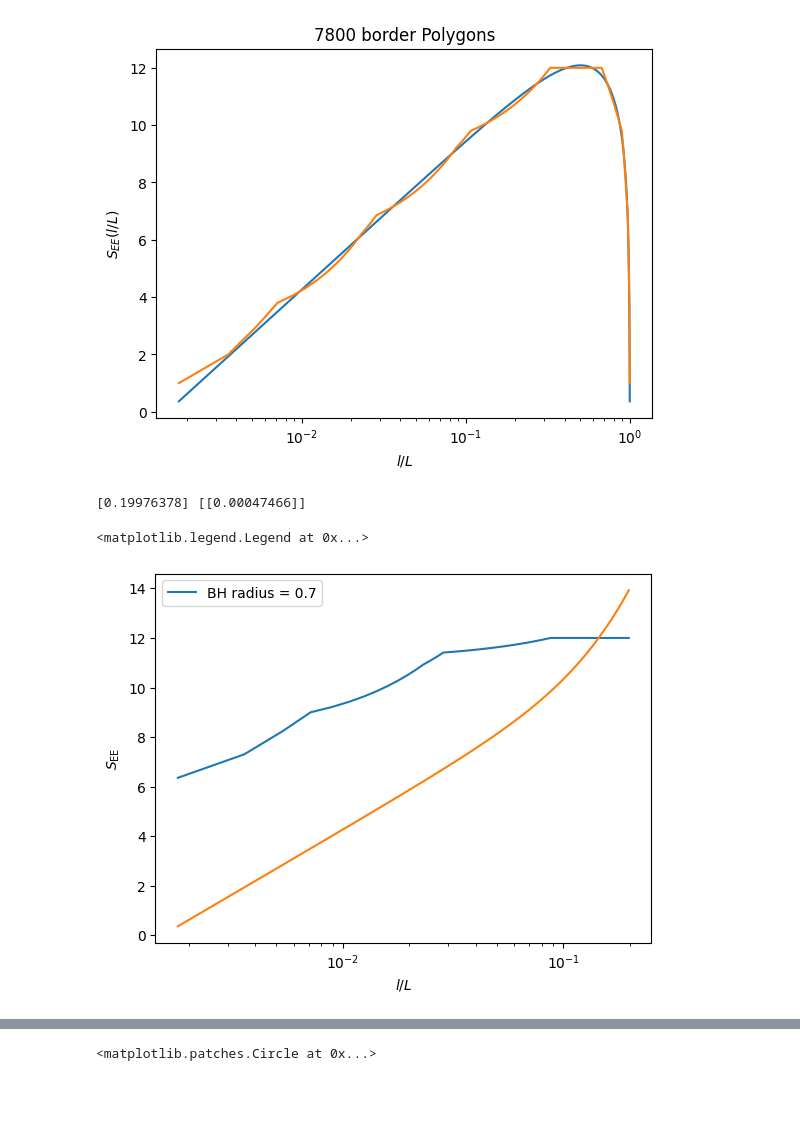
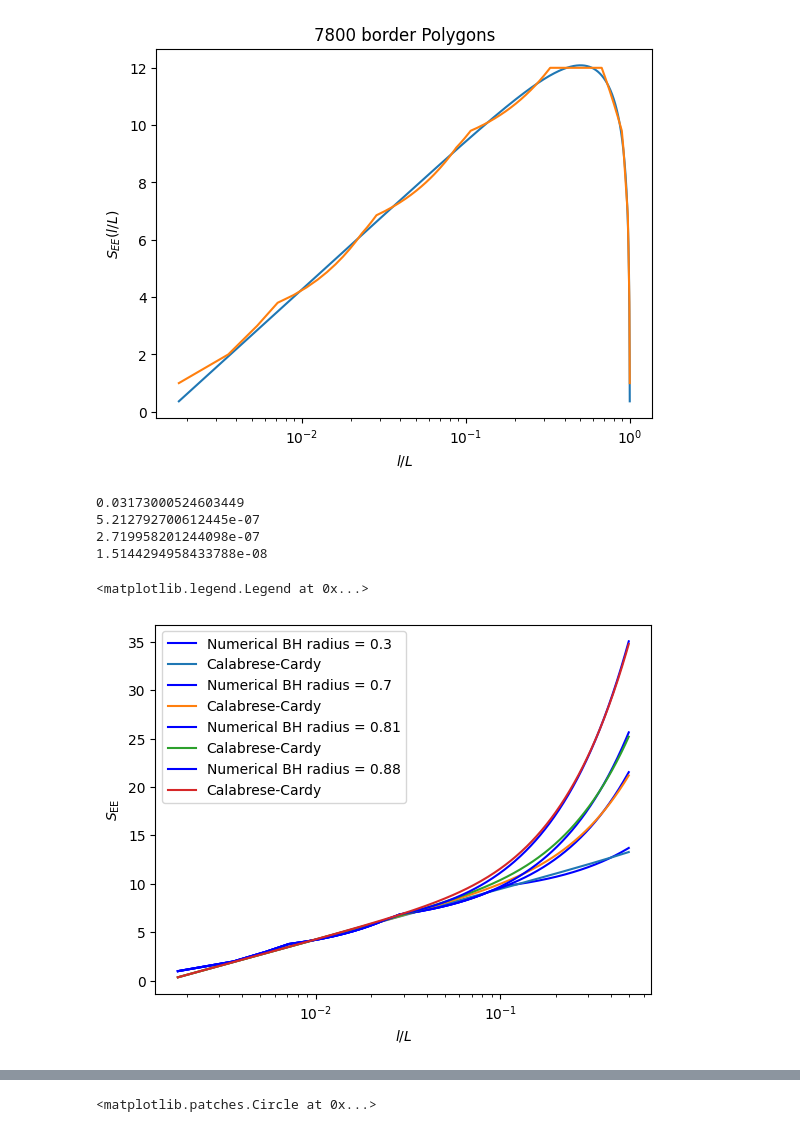
Before and after one commit to Alejo-Costa-Duran/HyperbolicFractonModel, a Jupyter notebook: Simulation.ipynb, the cells around one changed output, grey strips where cells are left out. Saved outputs shown, nothing was run; the diff lists cells and outputs as text; code cells hidden in the pictures; blank space fills up the shorter version.

```diff
--- a/Simulation.ipynb
+++ b/Simulation.ipynb
@@ -293,8 +293,22 @@ for radIdx,rad in enumerate(bHoleRads):
                     x = wedgeGeod[first] == -1
                     y = wedgeGeod[last] == -1
                     if bool((x and not y) or (y and not x)):
-                                entropy[radIdx,sizeBorder-1] += 1
-                                entropy[radIdx,complementSize-1]+=1
+                        entropy[radIdx,sizeBorder-1] += 1
+                        entropy[radIdx,complementSize-1]+=1
+                else:
+                    wedgeGeod = insidePols[g]
+                    x = wedgeGeod[first] == -1
+                    y = wedgeGeod[last] == -1
+                    if bool((x and not y) or (y and not x)):
+                        entropy[radIdx,sizeBorder-1] += 1
+                        entropy[radIdx,complementSize-1]+=1
+                    elif bool(x and y):
+                        entropy[radIdx,complementSize-1] += 2
+                    else:
+                        test = [wedgeGeod[(first +index)%borderSize] for
+                        index in range(size) ]
+                        if np.sum(test)!=size:
+                            entropy[radIdx,sizeBorder-1] += 2
         end = time.time()
         elapsed = end-startTime
         message = f'Time remaining: {round(elapsed*(halfBorderSize+1-size)/60,2):.2f} m'
@@ -302,7 +316,7 @@ for radIdx,rad in enumerate(bHoleRads):
     print(f'Finished black hole with radius {rad:.4f}',end = '\n')
 entropy[:,int((borderSize-1)/2)] = entropy[:,int((borderSize-1)/2)]/2
 entropy = entropy/numStatistics
-blockSizes = np.linspace(1,borderSize-1,borderSize-1)/borderSize
+blockSizes = np.linspace(1,borderSize-1,borderSize-1)
 np.save("./entropyTest.py",entropy)
 # %% [output]
 Finished black hole with radius 0.0100
@@ -314,7 +335,7 @@ Finished black hole with radius 0.8900
 borderSize = int(len(model.border))
 halfBorderSize = int(len(model.border)/2)
 borderPolygons = model.border
-entropy = np.load("./entropy.npy")
+#entropy = np.load("./entropy.npy")
 blockSizes = np.linspace(1,borderSize-1,borderSize-1)/borderSize
 # %%
 ## Functions
@@ -338,18 +359,25 @@ def entropyFiniteBeta(l,beta):
 [6.78450237e+00 1.51957645e-03]
 [figure]
 # %%
-smallL = blockSizes <0.2
-for index in range(2,3):
-    plt.plot(blockSizes[smallL],entropy[index,smallL], label = 'BH radius = ' + str(round(bHoleRads[index]-0.01,4)))
+smallL = blockSizes <0.5
+betas = []
+beta_Var = []
+for index in range(1,5):
+    plt.plot(blockSizes[smallL],entropy[index,smallL], label = 'Numerical BH radius = ' + str(round(bHoleRads[index]-0.01,4)),color = 'blue')
     parameters, variance = cf(entropyFiniteBeta,blockSizes[smallL],entropy[index,smallL])
-    print(parameters,variance)
-    plt.plot(blockSizes[smallL],entropyFiniteBeta(blockSizes[smallL],*parameters))
+    print(variance[0,0])
+    betas.append(np.abs(parameters[0]))
+    beta_Var.append(np.sqrt(variance[0,0]))
+    plt.plot(blockSizes[smallL],entropyFiniteBeta(blockSizes[smallL],*parameters), label = 'Calabrese-Cardy')
 plt.ylabel(r'$S_{\text{EE}}$')
 plt.xlabel(r'$l/L$')
 plt.xscale('log')
 plt.legend()
 #plt.savefig("./EntanglementEntropies.png")
 # %% [output]
-[0.19976378] [[0.00047466]]
+0.03173000524603449
+5.212792700612445e-07
+2.719958201244098e-07
+1.5144294958433788e-08
 <matplotlib.legend.Legend at 0x...>
-[figure, old version]
+[figure, new version]
```
Also changed, not shown: parts of 3 cells of this notebook, 1 other file.
